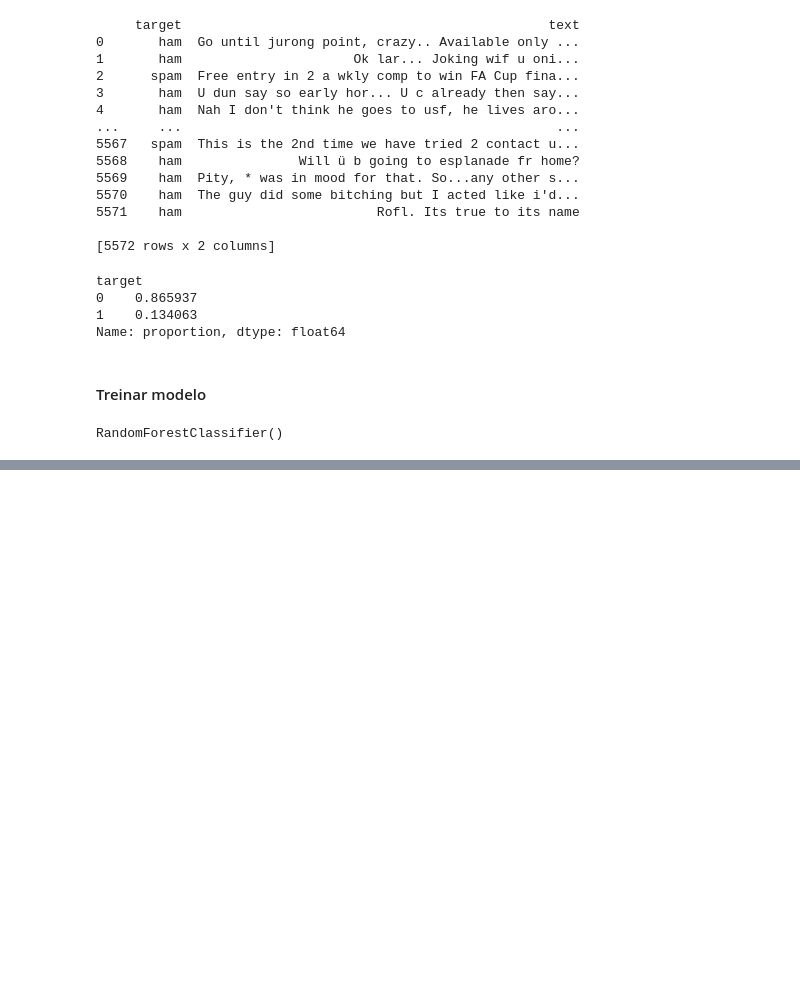
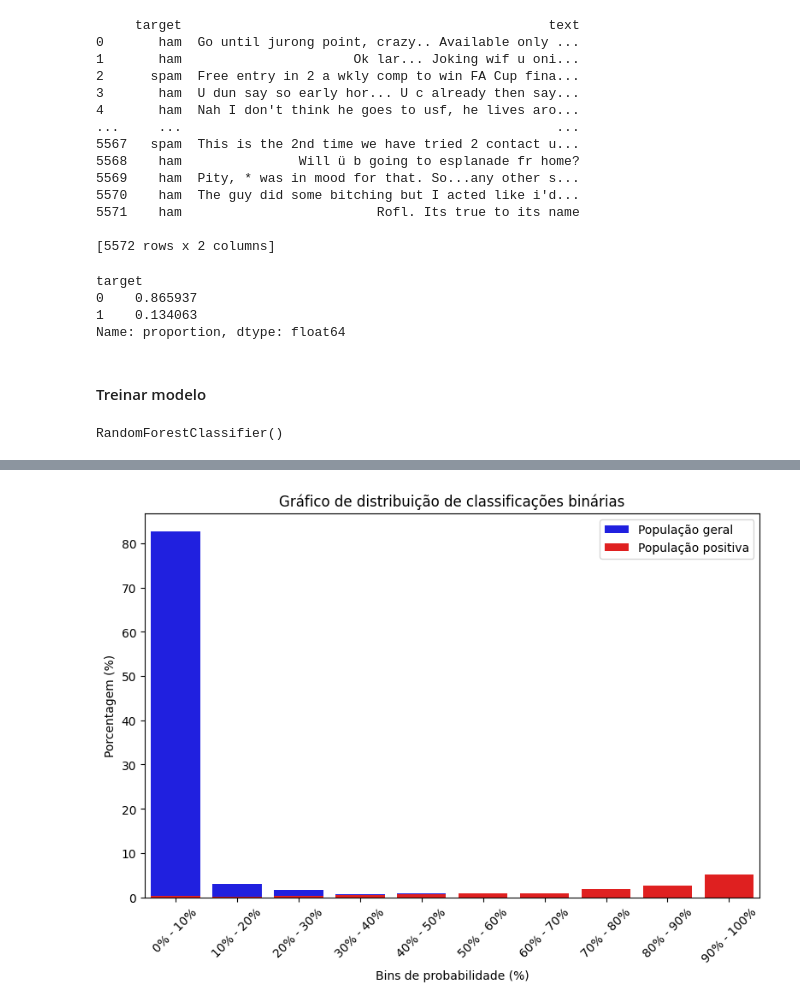
Before and after one commit to Kemuel-Batista/data-science-university, a Jupyter notebook: job.ipynb, the cells around one changed output, grey strips where cells are left out. Saved outputs shown, nothing was run; the diff lists cells and outputs as text; code cells hidden in the pictures; blank space fills up the shorter version.

```diff
--- a/job.ipynb
+++ b/job.ipynb
@@ -80,0 +222,32 @@ num_bins = 11  # 10 bins for 10% intervals, plus one for the edge case
+# %%
+# Definir os bins de probabilidade e calcular os totais
+bins = np.linspace(0, 1, 11)
+df_results['proba_bin'] = pd.cut(df_results['y_proba_1'], bins=bins, include_lowest=True)
+
+bin_summary = df_results.groupby('proba_bin')['y_test'].agg(['count', 'sum']).reset_index()
+
+# Calcular porcentagens
+bin_summary['count_percentage'] = bin_summary['count'] / bin_summary['count'].sum() * 100
+bin_summary['sum_percentage'] = bin_summary['sum'] / bin_summary['count'].sum() * 100
+
+# Usar seaborn para criar gráfico lado a lado
+plt.figure(figsize=(8, 6))
+
+# Resumir os dados diretamente com Seaborn
+sns.barplot(x='proba_bin', y='count_percentage', data=bin_summary, color='blue', label='População geral')
+sns.barplot(x='proba_bin', y='sum_percentage', data=bin_summary, color='red', label='População positiva')
+
+# Adicionar título e rótulos
+plt.title('Gráfico de distribuição de classificações binárias')
+plt.xlabel('Bins de probabilidade (%)')
+plt.ylabel('Porcentagem (%)')
+plt.legend()
+
+# Ajustar rótulos do eixo X para porcentagens
+plt.xticks(ticks=np.arange(0, len(bins)-1), labels=[f'{int(b.left * 100)}% - {int(b.right * 100)}%' for b in bin_summary['proba_bin']], rotation=45)
+
+# Mostrar o gráfico
+plt.tight_layout()
+plt.show()
+# %% [output]
+[figure, added]
```
Also changed, not shown: parts of 26 cells of this notebook, 2 other files.
